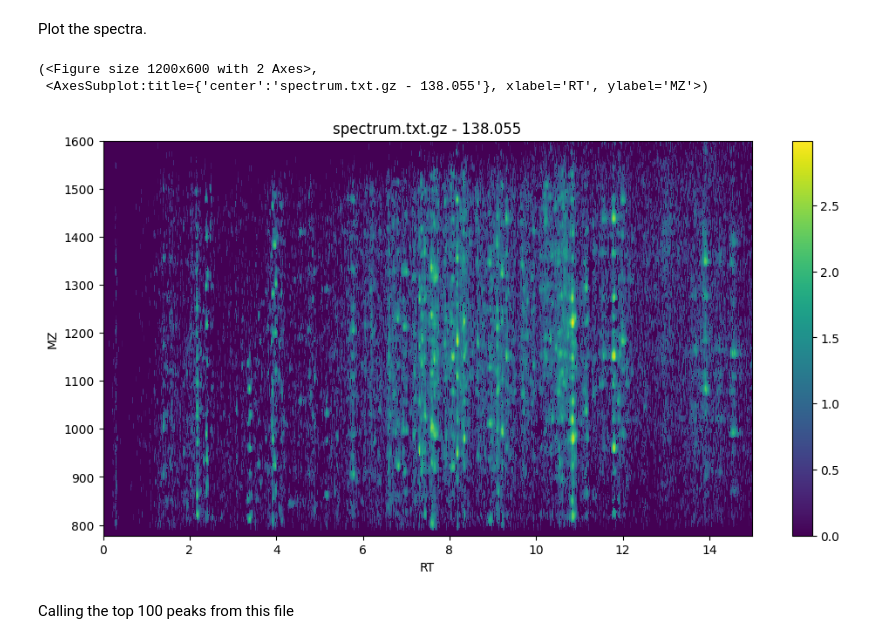
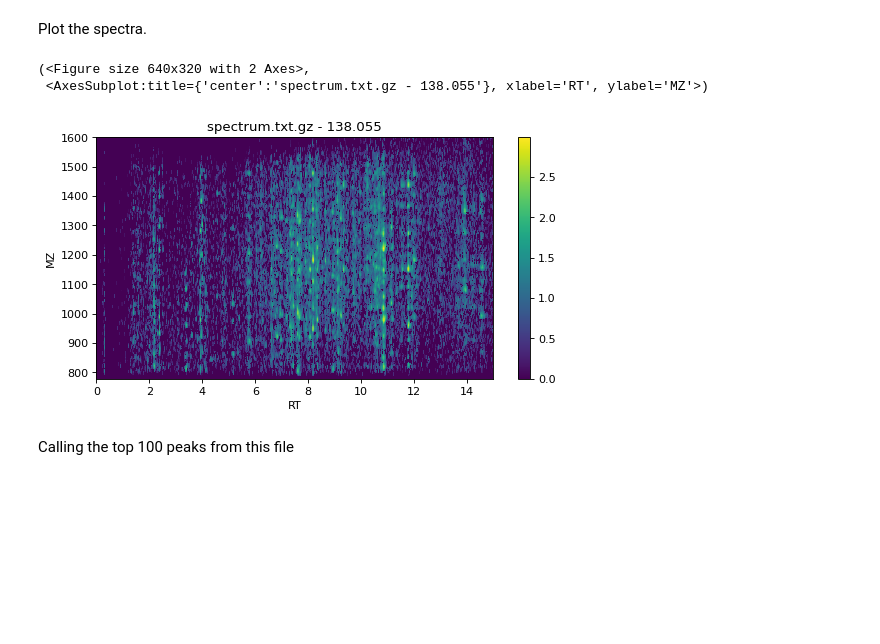
Before and after one commit to ehwmatt/OxoScan-MS, a Jupyter notebook: example_analysis.ipynb, the cells around one changed output. Cells and saved outputs as stored; diff of their text form; code cells hidden in the pictures; blank space fills up the shorter version.

```diff
--- a/example_analysis.ipynb
+++ b/example_analysis.ipynb
@@ -10,6 +10,8 @@ import matplotlib.pyplot as plt
 %matplotlib inline
 import matplotlib_inline
 matplotlib_inline.backend_inline.set_matplotlib_formats("png")
+figure_size = (8, 4)
+dpi = 80
 # %% [markdown]
 Read in spectrum from one of the known control samples.
 # %%
@@ -35,18 +37,18 @@ binned_spectrum = glycoproteomics.spectrum.bin(
 # %%
 ion = ions[0]
 ion_matrix, x_label, y_label = glycoproteomics.spectrum.to_matrix(binned_spectrum, ion)
 glycoproteomics.plotting.plot_ion_matrix(
     ion_matrix,
     x_label,
     y_label,
     "spectrum.txt.gz - " + ion,
-    (12, 6),
-    100
+    figure_size,
+    dpi
 )
 # %% [output]
-(<Figure size 1200x600 with 2 Axes>,
+(<Figure size 640x320 with 2 Axes>,
  <AxesSubplot:title={'center':'spectrum.txt.gz - 138.055'}, xlabel='RT', ylabel='MZ'>)
-[figure, old version]
+[figure, new version]
 # %% [markdown]
 Calling the top 100 peaks from this file
 # %%
```
Also changed, not shown: parts of 3 cells of this notebook.
